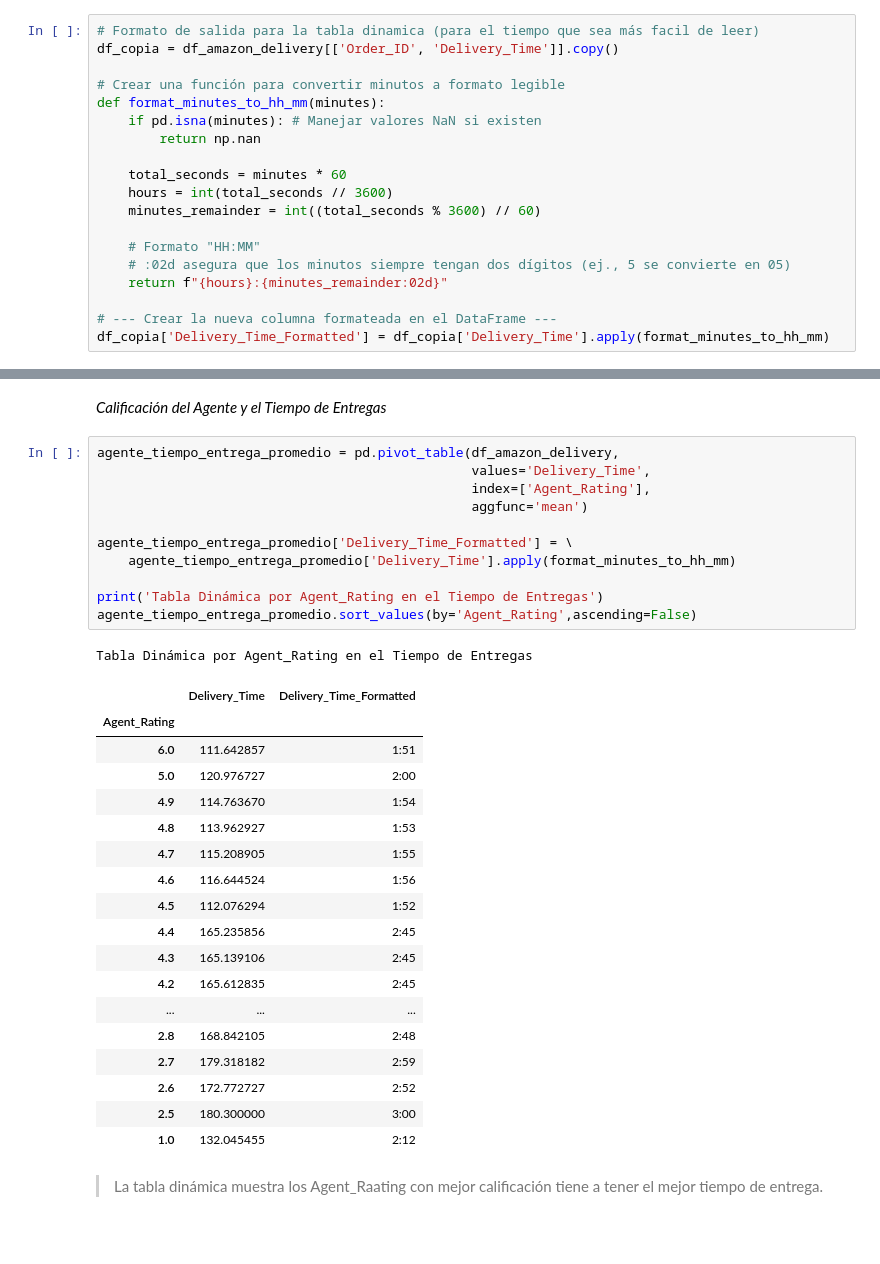
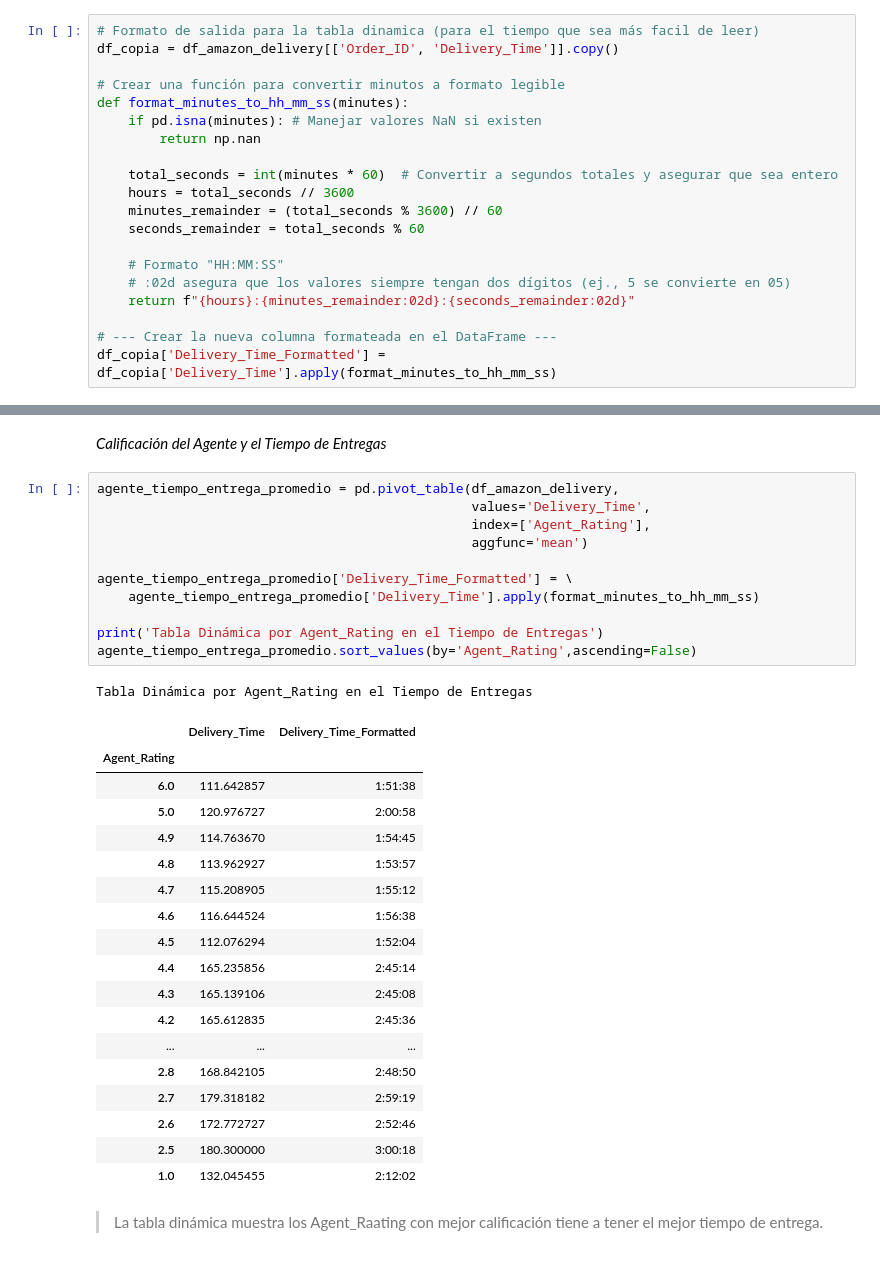
Before and after one commit to SaitoM17/amazon_delivery, a Jupyter notebook: notebooks/eda.ipynb, the cells around one changed output, grey strips where cells are left out. Saved outputs shown, nothing was run; the diff lists cells and outputs as text.

```diff
--- a/notebooks/eda.ipynb
+++ b/notebooks/eda.ipynb
@@ -205,20 +205,21 @@ Distancia promedio de entregas: 10.37 km
 df_copia = df_amazon_delivery[['Order_ID', 'Delivery_Time']].copy()
 
 # Crear una función para convertir minutos a formato legible
-def format_minutes_to_hh_mm(minutes):
+def format_minutes_to_hh_mm_ss(minutes):
     if pd.isna(minutes): # Manejar valores NaN si existen
         return np.nan
 
-    total_seconds = minutes * 60
-    hours = int(total_seconds // 3600)
-    minutes_remainder = int((total_seconds % 3600) // 60)
+    total_seconds = int(minutes * 60)  # Convertir a segundos totales y asegurar que sea entero
+    hours = total_seconds // 3600
+    minutes_remainder = (total_seconds % 3600) // 60
+    seconds_remainder = total_seconds % 60
 
-    # Formato "HH:MM"
-    # :02d asegura que los minutos siempre tengan dos dígitos (ej., 5 se convierte en 05)
-    return f"{hours}:{minutes_remainder:02d}"
+    # Formato "HH:MM:SS"
+    # :02d asegura que los valores siempre tengan dos dígitos (ej., 5 se convierte en 05)
+    return f"{hours}:{minutes_remainder:02d}:{seconds_remainder:02d}"
 
 # --- Crear la nueva columna formateada en el DataFrame ---
-df_copia['Delivery_Time_Formatted'] = df_copia['Delivery_Time'].apply(format_minutes_to_hh_mm)
+df_copia['Delivery_Time_Formatted'] = df_copia['Delivery_Time'].apply(format_minutes_to_hh_mm_ss)
 # %%
 # Impacto del clima y trafico en el tiempo de entregas (tabla dinamica)
 clima_trafico_tiempo_entrega = pd.pivot_table(df_amazon_delivery,
@@ -308,34 +309,34 @@ Tabla Dinámica por Tipo de Área en el Tiempo de Entregas
 # %%
 agente_tiempo_entrega_promedio = pd.pivot_table(df_amazon_delivery,
                                                 values='Delivery_Time',
                                                 index=['Agent_Rating'],
                                                 aggfunc='mean')
 
 agente_tiempo_entrega_promedio['Delivery_Time_Formatted'] = \
-    agente_tiempo_entrega_promedio['Delivery_Time'].apply(format_minutes_to_hh_mm)
+    agente_tiempo_entrega_promedio['Delivery_Time'].apply(format_minutes_to_hh_mm_ss)
 
 print('Tabla Dinámica por Agent_Rating en el Tiempo de Entregas')
 agente_tiempo_entrega_promedio.sort_values(by='Agent_Rating',ascending=False)
 # %% [output]
 Tabla Dinámica por Agent_Rating en el Tiempo de Entregas
 |  | Delivery_Time | Delivery_Time_Formatted |
 | Agent_Rating |  |  |
-| 6.0 | 111.642857 | 1:51 |
-| 5.0 | 120.976727 | 2:00 |
-| 4.9 | 114.763670 | 1:54 |
-| 4.8 | 113.962927 | 1:53 |
-| 4.7 | 115.208905 | 1:55 |
-| 4.6 | 116.644524 | 1:56 |
-| 4.5 | 112.076294 | 1:52 |
-| 4.4 | 165.235856 | 2:45 |
-| 4.3 | 165.139106 | 2:45 |
-| 4.2 | 165.612835 | 2:45 |
+| 6.0 | 111.642857 | 1:51:38 |
+| 5.0 | 120.976727 | 2:00:58 |
+| 4.9 | 114.763670 | 1:54:45 |
+| 4.8 | 113.962927 | 1:53:57 |
+| 4.7 | 115.208905 | 1:55:12 |
+| 4.6 | 116.644524 | 1:56:38 |
+| 4.5 | 112.076294 | 1:52:04 |
+| 4.4 | 165.235856 | 2:45:14 |
+| 4.3 | 165.139106 | 2:45:08 |
+| 4.2 | 165.612835 | 2:45:36 |
 | ... | ... | ... |
-| 2.8 | 168.842105 | 2:48 |
-| 2.7 | 179.318182 | 2:59 |
-| 2.6 | 172.772727 | 2:52 |
-| 2.5 | 180.300000 | 3:00 |
-| 1.0 | 132.045455 | 2:12 |
+| 2.8 | 168.842105 | 2:48:50 |
+| 2.7 | 179.318182 | 2:59:19 |
+| 2.6 | 172.772727 | 2:52:46 |
+| 2.5 | 180.300000 | 3:00:18 |
+| 1.0 | 132.045455 | 2:12:02 |
 # %% [markdown]
 > La tabla dinámica muestra los Agent_Raating con mejor calificación tiene a tener el mejor tiempo de entrega.
 # %% [markdown]
```
Also changed, not shown: parts of 3 cells of this notebook.
